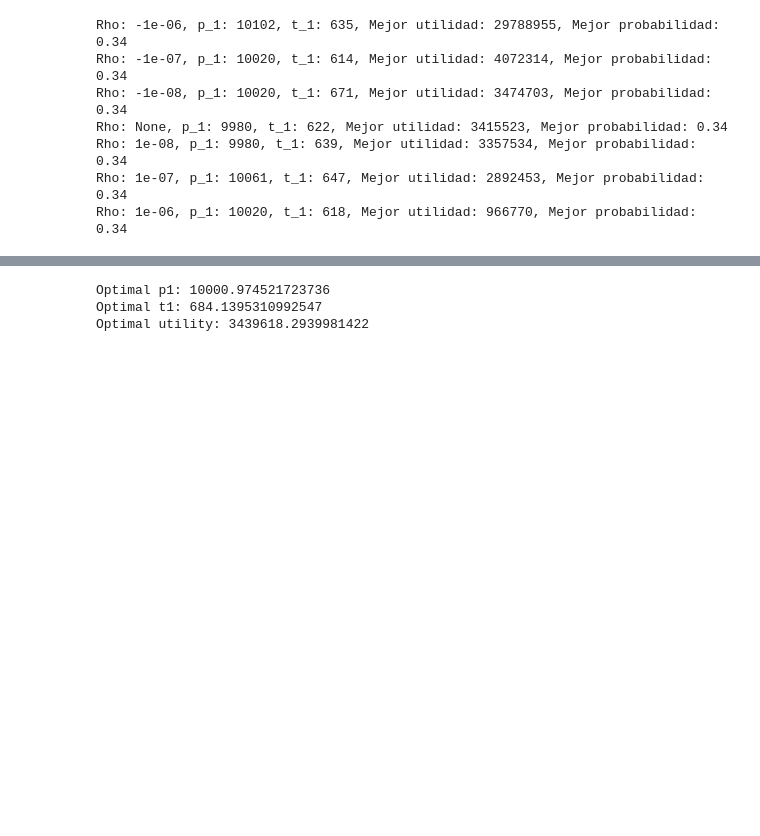
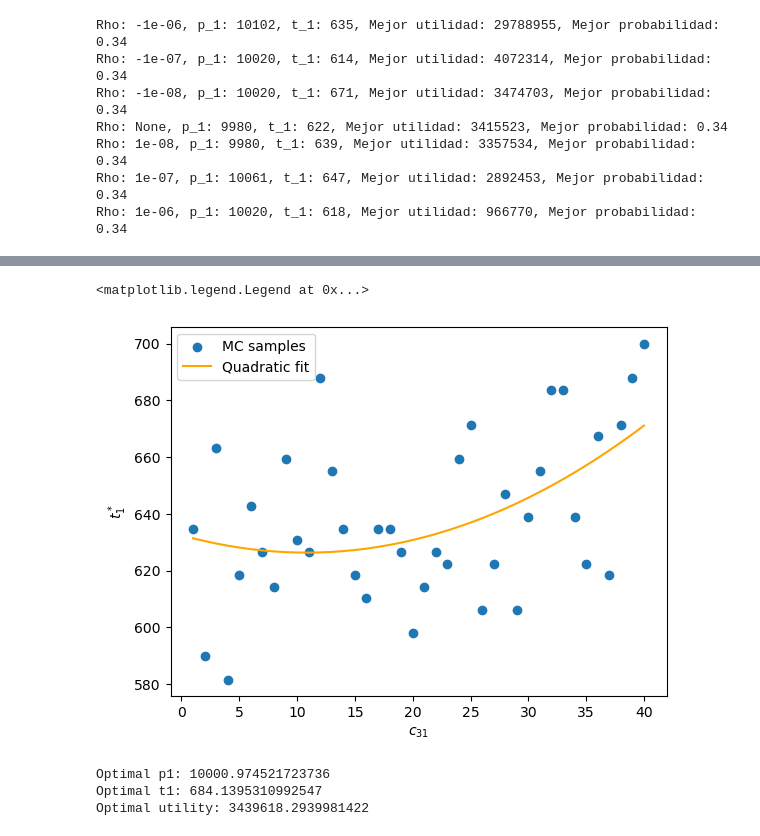
Before and after one commit to pablogarciarce/ProductLaunching, a Jupyter notebook: ProdLaunch.ipynb, the cells around one changed output, grey strips where cells are left out. Cells and saved outputs as stored; diff of their text form; code cells hidden in the pictures; blank space fills up the shorter version.

```diff
--- a/ProdLaunch.ipynb
+++ b/ProdLaunch.ipynb
@@ -449,3 +428,15 @@ plt.show()
+# %%
+# plot of the optimal t1 as a function of c31
+plt.scatter(df_resultados['c31'], df_resultados['t1'])
+c, b, a = np.polyfit(df_resultados['c31'], df_resultados['t1'], 2)
+var_fit = a + b * df_resultados['c31'] + c * df_resultados['c31'] ** 2
+plt.plot(df_resultados['c31'], var_fit, color='orange')
+plt.xlabel('$c_{31}$')
+plt.ylabel('$t_1^*$')
+plt.legend(['MC samples', 'Quadratic fit'])
+# %% [output]
+<matplotlib.legend.Legend at 0x...>
+[figure, added]
 # %%
 from skopt import gp_minimize
 from skopt.space import Real
```
Also changed, not shown: parts of 6 cells of this notebook, 4 other files.
